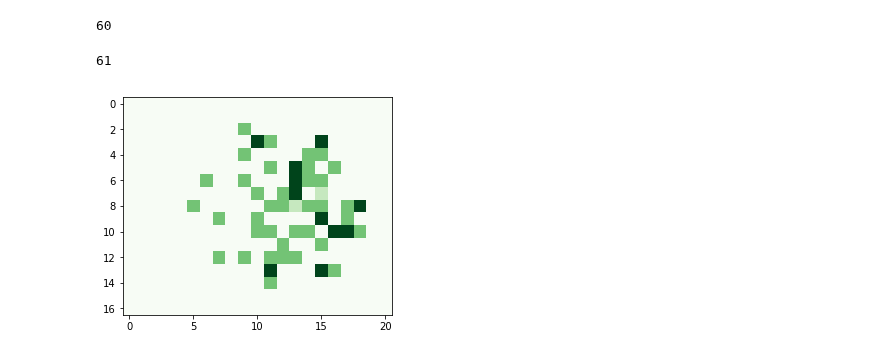
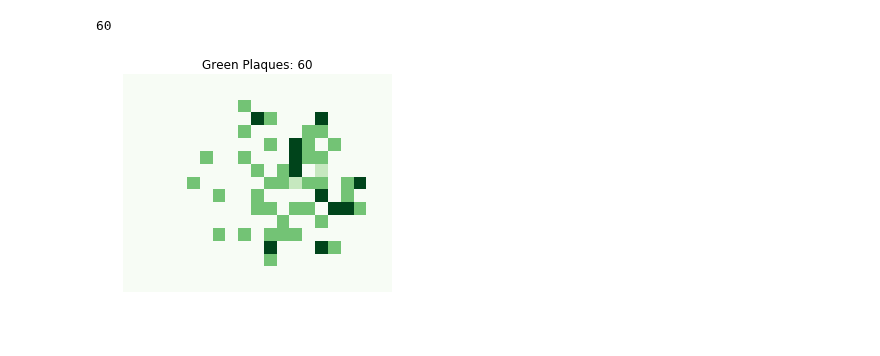
Before and after one commit to shauseth/phage-counting, a Jupyter notebook: count.ipynb, the cells around one changed output. Cells and saved outputs as stored; diff of their text form; code cells hidden in the pictures.

```diff
--- a/count.ipynb
+++ b/count.ipynb
@@ -89,16 +89,15 @@ for n in range(len_n):
         i = count(img)
         i_list.append(i)
 # %%
-int(np.array(i_list).sum())
+count = int(np.array(i_list).sum())
+print(count)
 # %% [output]
 60
-# %%
-int(np.array(i_list).sum() + sum(miscount(np.array(i_list).reshape(dim(arr))))) # adjusted
-# %% [output]
-61
 # %%
 heat = np.array(i_list).reshape(dim(arr))
 plt.imshow(heat, cmap='Greens')
+plt.axis('off')
+plt.title('Green Plaques: ' + str(count))
 plt.show()
 # %% [output]
-[figure, old version]
+[figure, new version]
```
